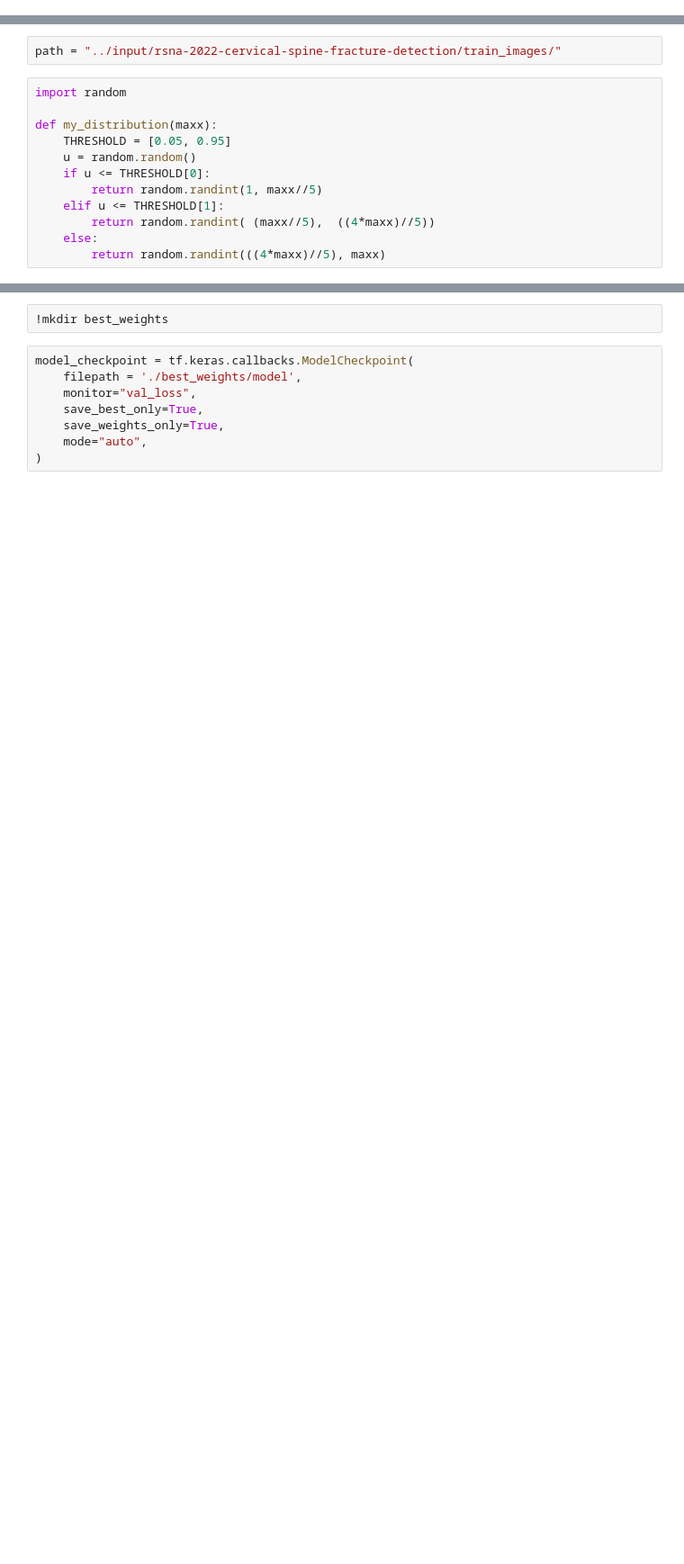
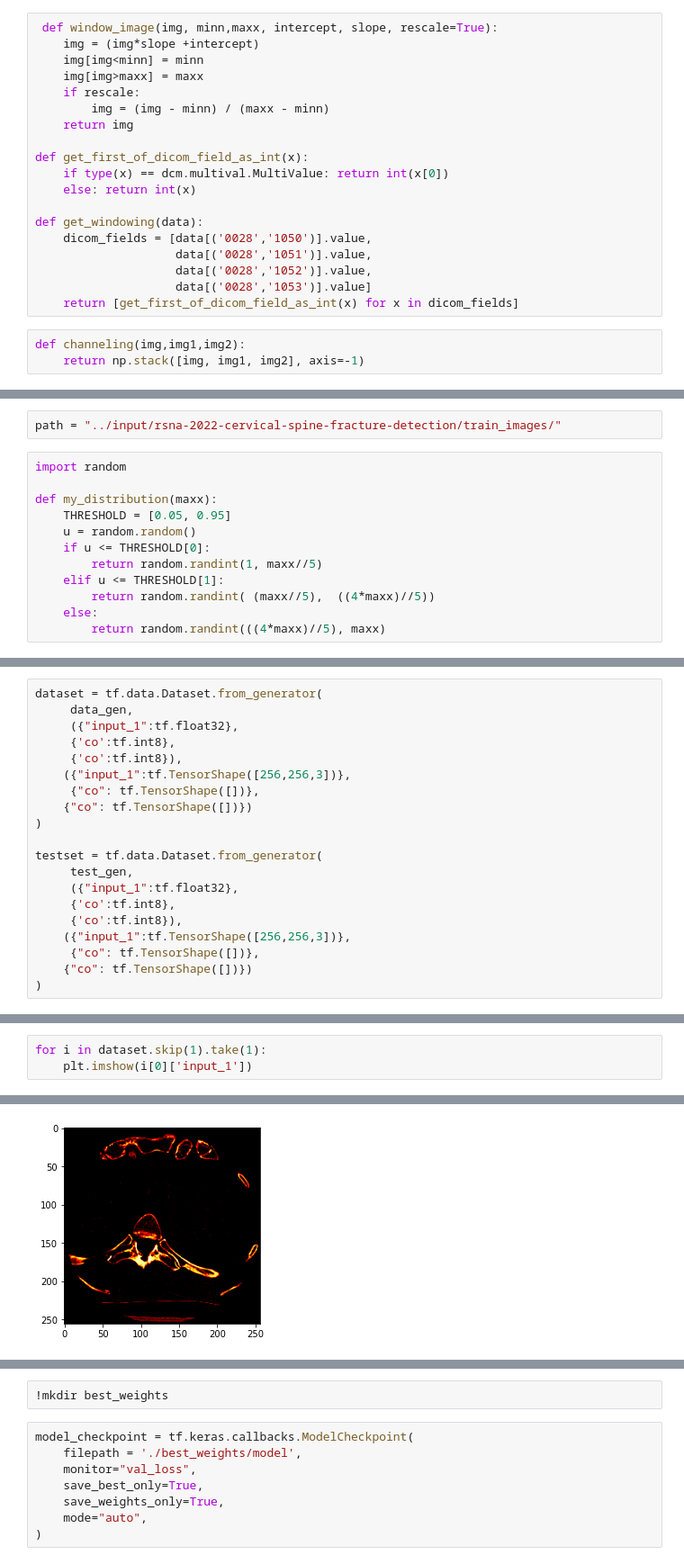
Before and after one commit to SiavashShirzad/RSNA-2022-Cervical-Spine-Fracture-Detection, a Jupyter notebook: rsna-image-classification.ipynb, the cells around one changed output, grey strips where cells are left out. Shown: that part at 90% size. Saved outputs shown, nothing was run; the diff lists cells and outputs as text; blank space fills up the shorter version.

```diff
--- a/rsna-image-classification.ipynb
+++ b/rsna-image-classification.ipynb
@@ -64,2 +43,24 @@ def channeling(img):
+# %%
+ def window_image(img, minn,maxx, intercept, slope, rescale=True):
+    img = (img*slope +intercept)
+    img[img<minn] = minn
+    img[img>maxx] = maxx
+    if rescale:
+        img = (img - minn) / (maxx - minn)
+    return img
+
+def get_first_of_dicom_field_as_int(x):
+    if type(x) == dcm.multival.MultiValue: return int(x[0])
+    else: return int(x)
+
+def get_windowing(data):
+    dicom_fields = [data[('0028','1050')].value,
+                    data[('0028','1051')].value,
+                    data[('0028','1052')].value,
+                    data[('0028','1053')].value]
+    return [get_first_of_dicom_field_as_int(x) for x in dicom_fields]
+# %%
+def channeling(img,img1,img2):
+    return np.stack([img, img1, img2], axis=-1)
 # %%
 bb_df = pd.read_csv("../input/rsna-2022-cervical-spine-fracture-detection/train_bounding_boxes.csv")
@@ -322,0 +151,20 @@ To enable them in other operations, rebuild TensorFlow with the appropriate comp
+# %%
+dataset = tf.data.Dataset.from_generator(
+     data_gen,
+     ({"input_1":tf.float32},
+     {'co':tf.int8},
+     {'co':tf.int8}),
+    ({"input_1":tf.TensorShape([256,256,3])},
+     {"co": tf.TensorShape([])},
+    {"co": tf.TensorShape([])})
+)
+
+testset = tf.data.Dataset.from_generator(
+     test_gen,
+     ({"input_1":tf.float32},
+     {'co':tf.int8},
+     {'co':tf.int8}),
+    ({"input_1":tf.TensorShape([256,256,3])},
+     {"co": tf.TensorShape([])},
+    {"co": tf.TensorShape([])})
+)
@@ -322,0 +184,4 @@ To enable them in other operations, rebuild TensorFlow with the appropriate comp
+# %%
+for i in dataset.skip(1).take(1):
+    plt.imshow(i[0]['input_1'])
+# %% [output]
@@ -323,3 +191,4 @@ To enable them in other operations, rebuild TensorFlow with the appropriate comp
+[figure, added]
 # %%
 augment = tf.keras.Sequential([
   keras.layers.RandomFlip("horizontal_and_vertical"),
```
Also changed, not shown: parts of 22 cells of this notebook.
